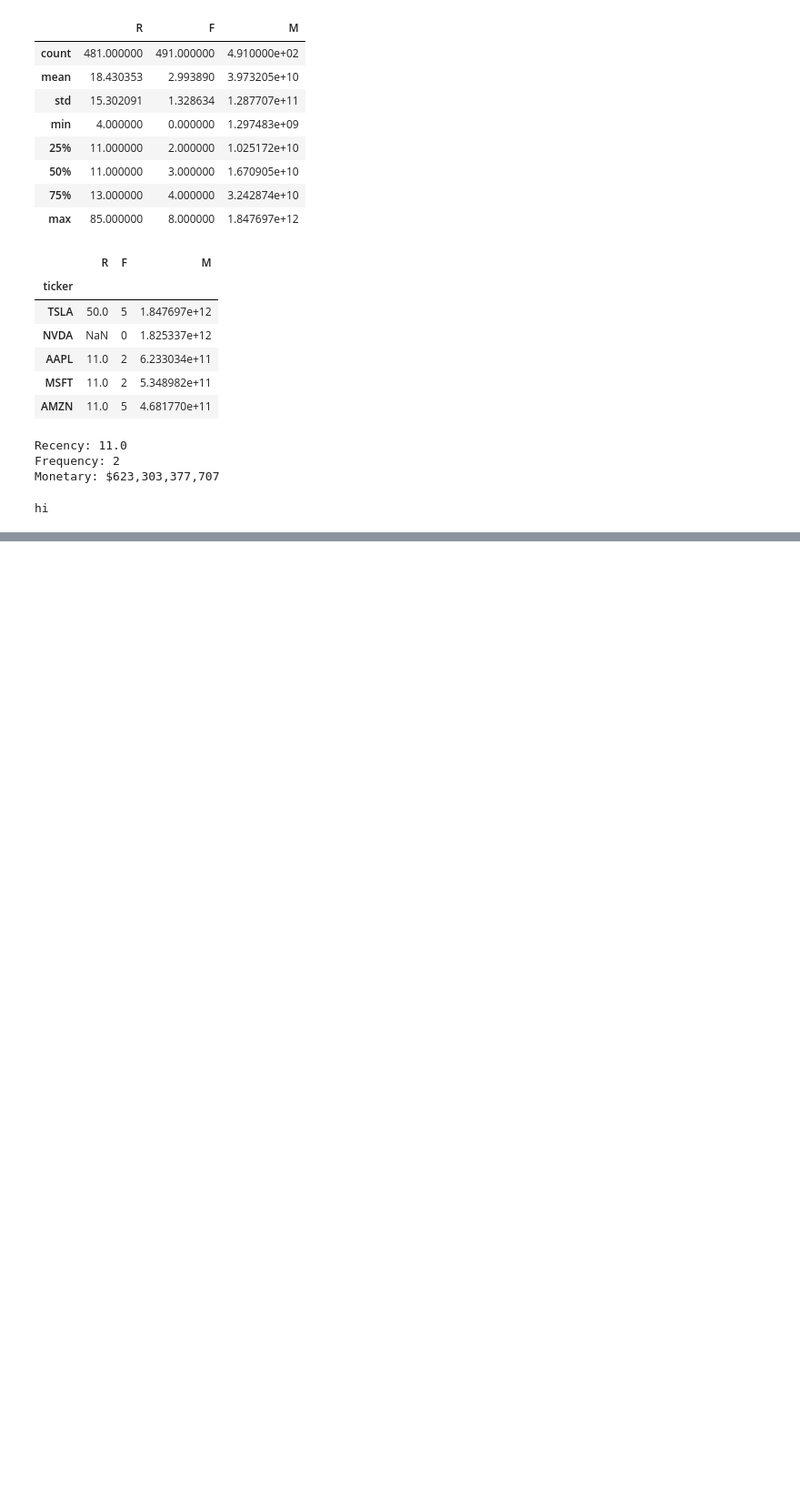
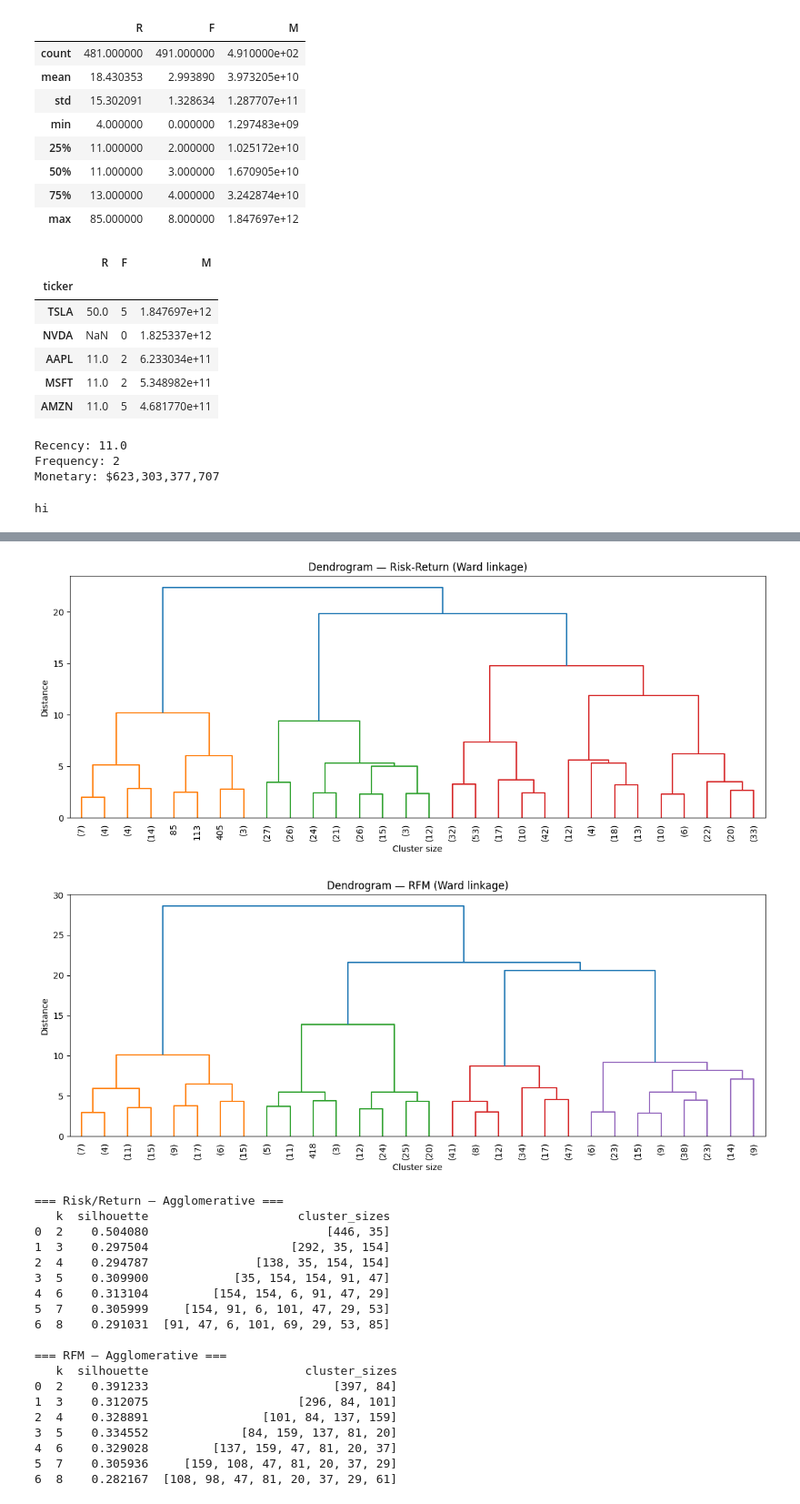
Before and after one commit to SharuIIT/6BUIS017W-sp500-rfm-segmentation_w2149468, a Jupyter notebook: 6BUIS017W__w2149468.ipynb, the cells around one changed output, grey strips where cells are left out. Shown at 91% size. Saved outputs shown, nothing was run; the diff lists cells and outputs as text; code cells hidden in the pictures; blank space fills up the shorter version.

```diff
--- a/6BUIS017W__w2149468.ipynb
+++ b/6BUIS017W__w2149468.ipynb
@@ -361,0 +417,57 @@ hi
+# %%
+from scipy.cluster.hierarchy import dendrogram, linkage
+from sklearn.cluster import AgglomerativeClustering
+from sklearn.metrics import silhouette_score
+import matplotlib.pyplot as plt
+
+def run_agglomerative_analysis(X, matrix_name, k_range=range(2, 9)):
+    results = []
+    Z = linkage(X, method='ward')
+
+    plt.figure(figsize=(12, 5))
+    dendrogram(Z, truncate_mode='lastp', p=30, leaf_rotation=90)
+    plt.title(f"Dendrogram — {matrix_name} (Ward linkage)")
+    plt.xlabel("Cluster size")
+    plt.ylabel("Distance")
+    plt.tight_layout()
+    plt.savefig(f"dendrogram_{matrix_name.replace(' ', '_')}.png", dpi=150)
+    plt.show()
+
+    for k in k_range:
+        model = AgglomerativeClustering(n_clusters=k, linkage='ward')
+        labels = model.fit_predict(X)
+        sil = silhouette_score(X, labels)
+        sizes = pd.Series(labels).value_counts().sort_index().tolist()
+        results.append({"k": k, "silhouette": sil, "cluster_sizes": sizes})
+
+    return pd.DataFrame(results), Z
+
+agg_results_riskreturn, Z_riskreturn = run_agglomerative_analysis(risk_return_scaled.values, "Risk-Return")
+agg_results_rfm, Z_rfm = run_agglomerative_analysis(rfm_scaled.values, "RFM")
+
+print("=== Risk/Return — Agglomerative ===")
+print(agg_results_riskreturn)
+print("\n=== RFM — Agglomerative ===")
+print(agg_results_rfm)
+# %% [output]
+[figure, added]
+[figure, added]
+=== Risk/Return — Agglomerative ===
+   k  silhouette                     cluster_sizes
+0  2    0.504080                         [446, 35]
+1  3    0.297504                    [292, 35, 154]
+2  4    0.294787               [138, 35, 154, 154]
+3  5    0.309900            [35, 154, 154, 91, 47]
+4  6    0.313104         [154, 154, 6, 91, 47, 29]
+5  7    0.305999     [154, 91, 6, 101, 47, 29, 53]
+6  8    0.291031  [91, 47, 6, 101, 69, 29, 53, 85]
+
+=== RFM — Agglomerative ===
+   k  silhouette                      cluster_sizes
+0  2    0.391233                          [397, 84]
+1  3    0.312075                     [296, 84, 101]
+2  4    0.328891                [101, 84, 137, 159]
+3  5    0.334552             [84, 159, 137, 81, 20]
+4  6    0.329028         [137, 159, 47, 81, 20, 37]
+5  7    0.305936     [159, 108, 47, 81, 20, 37, 29]
+6  8    0.282167  [108, 98, 47, 81, 20, 37, 29, 61]
```
Also changed, not shown: parts of 30 cells of this notebook, 12 other files.
